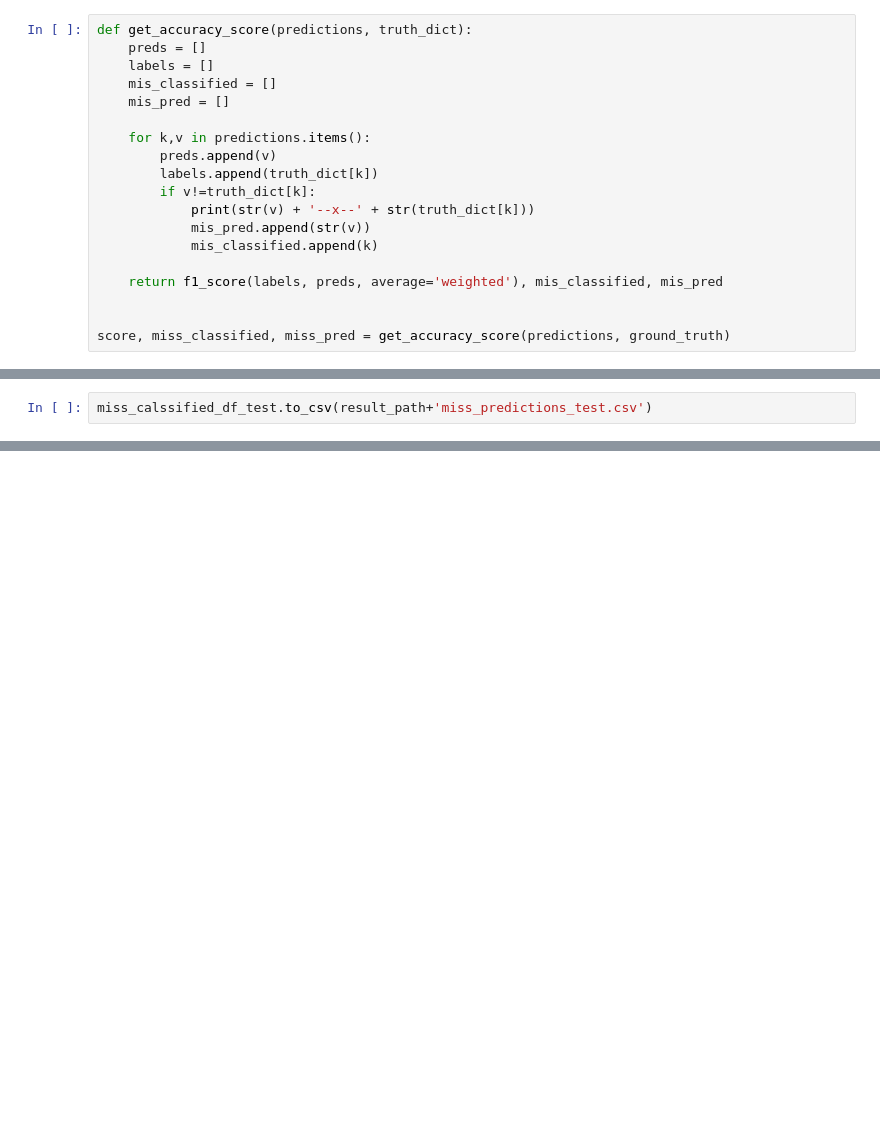
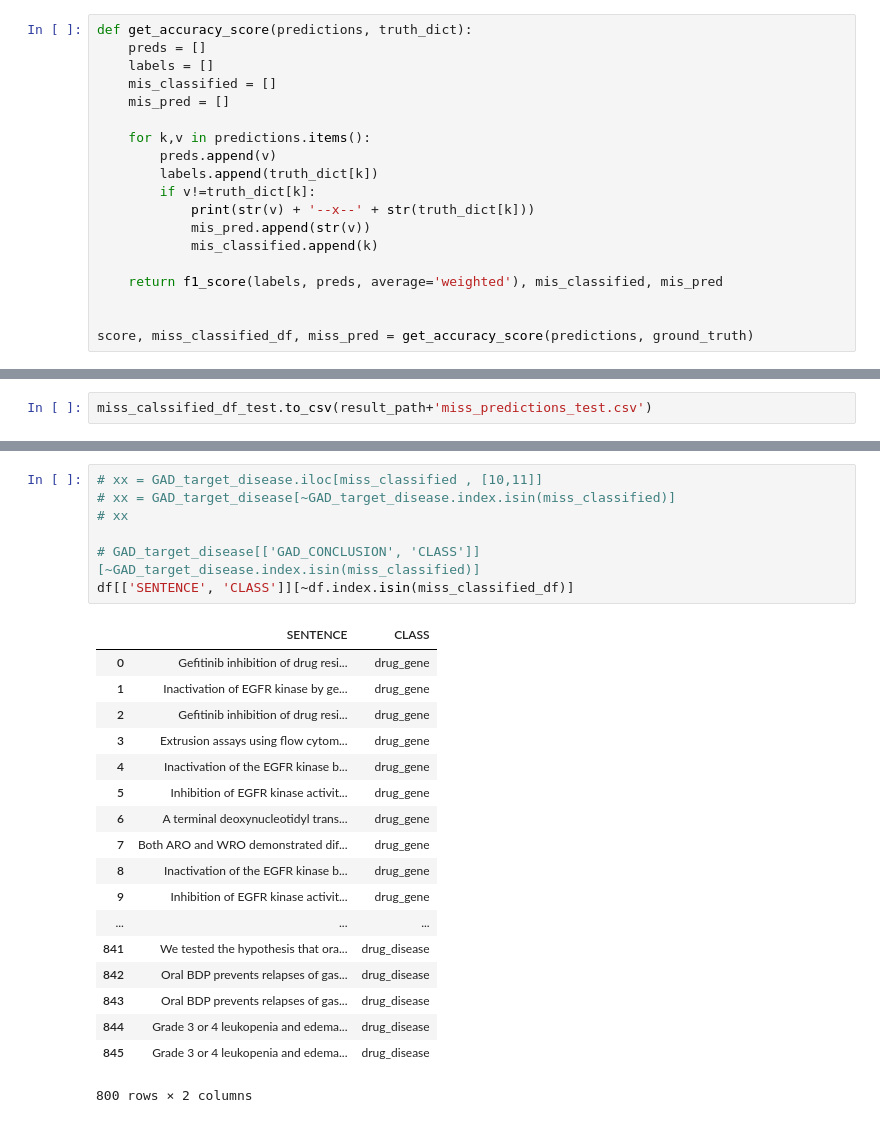
Before and after one commit to tsantosh7/Unsupervised-Supervised-Protein-Genes-Diseases-Organisms-Extraction, a Jupyter notebook: Code/Few_Shot_Learning_Relations_v01.ipynb, the cells around one changed output, grey strips where cells are left out. Drawn from its saved outputs; the diff is of its cells as text; blank space fills up the shorter version.

```diff
--- a/Code/Few_Shot_Learning_Relations_v01.ipynb
+++ b/Code/Few_Shot_Learning_Relations_v01.ipynb
@@ -236,7 +236,7 @@ def get_accuracy_score(predictions, truth_dict):
     return f1_score(labels, preds, average='weighted'), mis_classified, mis_pred
 
 
-score, miss_classified, miss_pred = get_accuracy_score(predictions, ground_truth)
+score, miss_classified_df, miss_pred = get_accuracy_score(predictions, ground_truth)
 # %% [output]
 drug_disease--x--drug_gene
 drug_disease--x--drug_gene
@@ -400,0 +521,26 @@ miss_calssified_df_test.to_csv(result_path+'miss_predictions_test.csv')
+# %%
+# xx = GAD_target_disease.iloc[miss_classified , [10,11]]
+# xx = GAD_target_disease[~GAD_target_disease.index.isin(miss_classified)]
+# xx
+
+# GAD_target_disease[['GAD_CONCLUSION', 'CLASS']][~GAD_target_disease.index.isin(miss_classified)]
+df[['SENTENCE', 'CLASS']][~df.index.isin(miss_classified_df)]
+# %% [output]
+|  | SENTENCE | CLASS |
+| 0 | Gefitinib inhibition of drug resi... | drug_gene |
+| 1 | Inactivation of EGFR kinase by ge... | drug_gene |
+| 2 | Gefitinib inhibition of drug resi... | drug_gene |
+| 3 | Extrusion assays using flow cytom... | drug_gene |
+| 4 | Inactivation of the EGFR kinase b... | drug_gene |
+| 5 | Inhibition of EGFR kinase activit... | drug_gene |
+| 6 | A terminal deoxynucleotidyl trans... | drug_gene |
+| 7 | Both ARO and WRO demonstrated dif... | drug_gene |
+| 8 | Inactivation of the EGFR kinase b... | drug_gene |
+| 9 | Inhibition of EGFR kinase activit... | drug_gene |
+| ... | ... | ... |
+| 841 | We tested the hypothesis that ora... | drug_disease |
+| 842 | Oral BDP prevents relapses of gas... | drug_disease |
+| 843 | Oral BDP prevents relapses of gas... | drug_disease |
+| 844 | Grade 3 or 4 leukopenia and edema... | drug_disease |
+| 845 | Grade 3 or 4 leukopenia and edema... | drug_disease |
+800 rows × 2 columns
```
Also changed, not shown: parts of 5 cells of this notebook, 1 other file.
